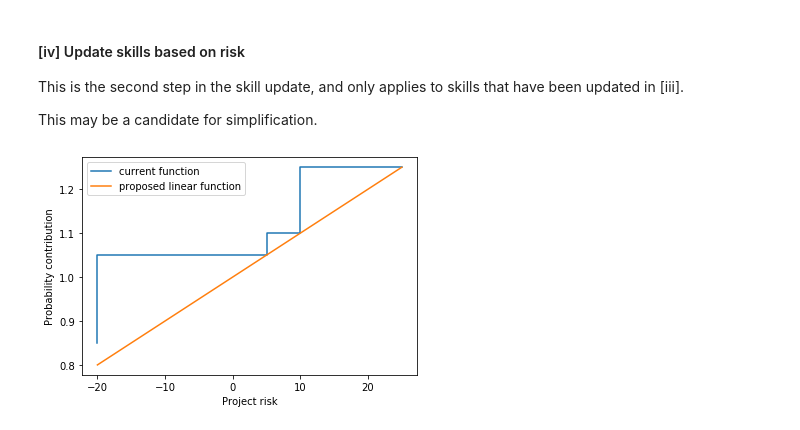
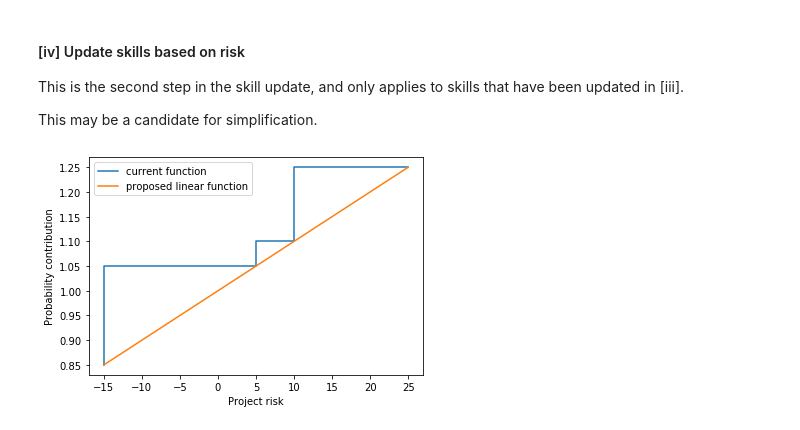
Before and after one commit to Superscriptus/SuperScript, a Jupyter notebook: developing_model_spec/function_definitions.ipynb, the cells around one changed output. Drawn from its saved outputs; the diff is of its cells as text; code cells hidden in the pictures.

```diff
--- a/developing_model_spec/function_definitions.ipynb
+++ b/developing_model_spec/function_definitions.ipynb
@@ -212,16 +212,16 @@ This is the second step in the skill update, and only applies to skills that hav
 
 This may be a candidate for simplification.
 # %%
-## Here '-20' indicates project fail, but this is not very robust.
+## Here '-15' indicates project fail, but this is not very robust.
 ## Probably better to define the decay rate separatley.
-x = [-20, 5, 10, 25]
+x = [-15, 5, 10, 25]
 y = [0.85, 1.05, 1.1, 1.25]
 
 y2 = 1.0 + 0.01*np.array(x)
 
 step_plot(x, y, y2,
           l1='current function',
           l2='proposed linear function',
           x_label='Project risk')
 # %% [output]
-[figure, old version]
+[figure, new version]
```
Also changed, not shown: 7 other files.
